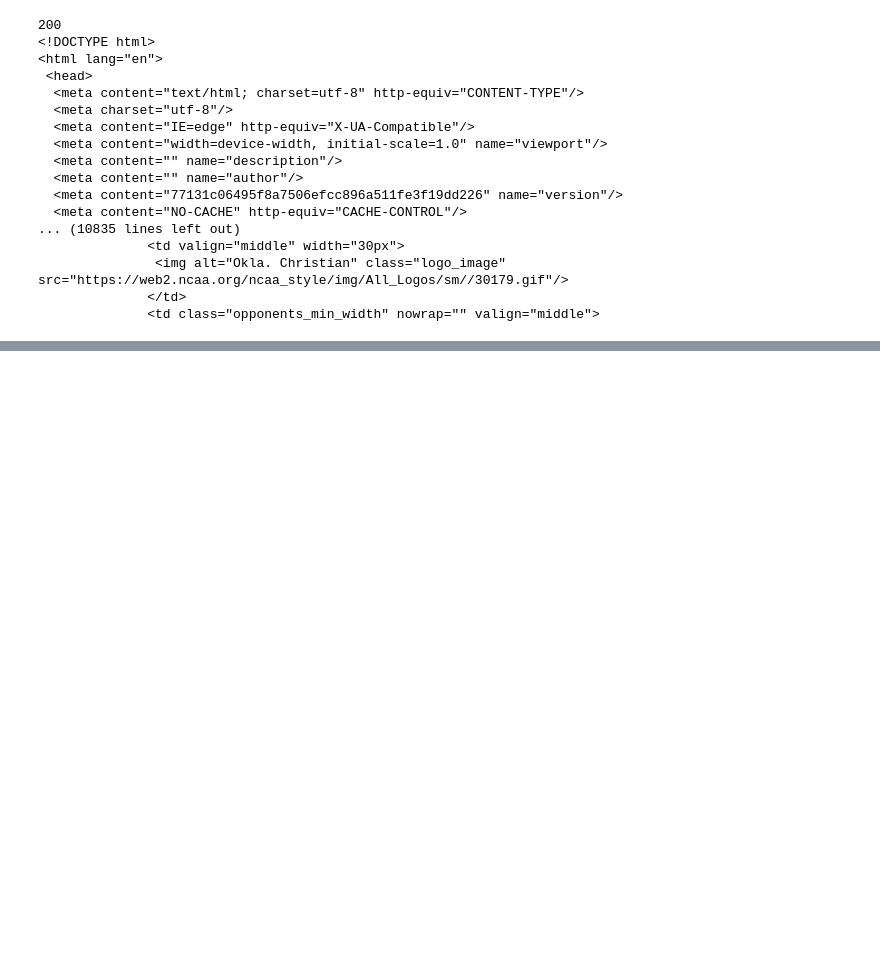
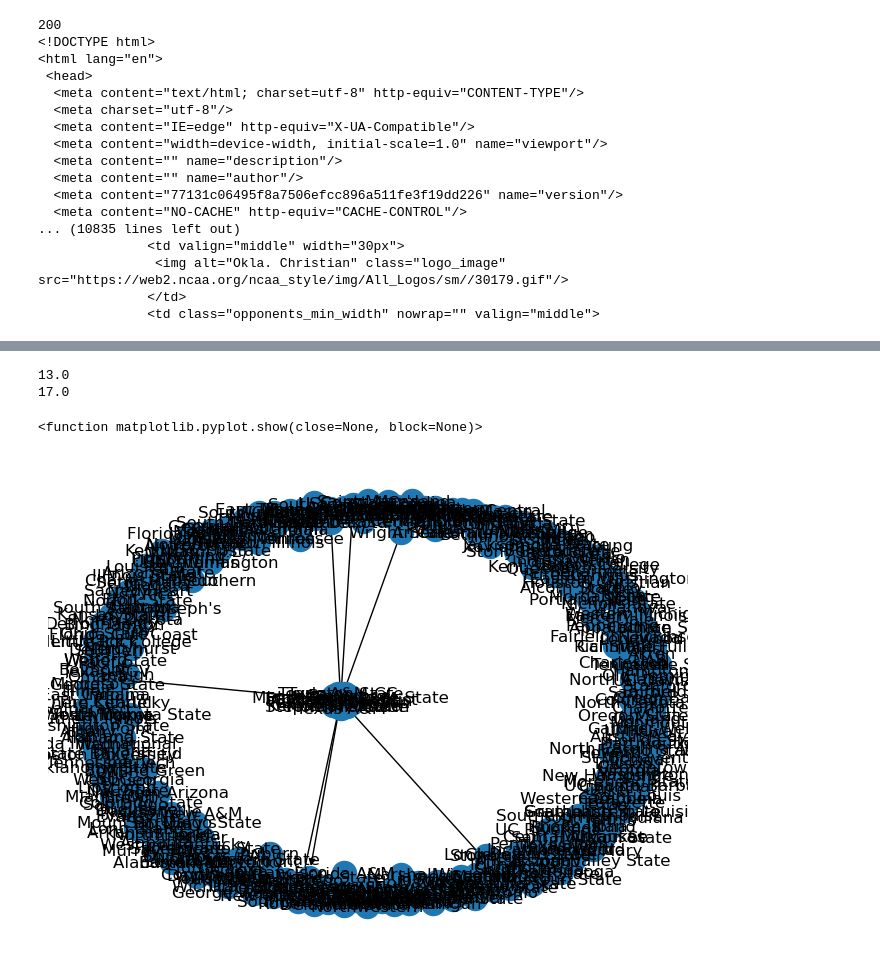
Before and after one commit to JayGode/Math-168-Final-Project, a Jupyter notebook: WebScrapeTrialMath168.ipynb, the cells around one changed output, grey strips where cells are left out. Drawn from its saved outputs; the diff is of its cells as text; code cells hidden in the pictures; blank space fills up the shorter version.

```diff
--- a/WebScrapeTrialMath168.ipynb
+++ b/WebScrapeTrialMath168.ipynb
@@ -55,0 +55,9 @@ Name: 0, Length: 365, dtype: object
+# %%
+import numpy as np
+
+cbb_adjacency = pd.read_csv("NCAAD1BBall_Programs_Adjacency.csv")
+cbb_adjacency.set_index("Unnamed: 0", inplace = True)
+cbb_adjacency.index.name = "Team Name"
+diagonal = np.diag_indices(len(cbb_adjacency))
+cbb_adjacency.iloc[diagonal] = np.zeros(len(cbb_adjacency))
+cbb_adjacency
@@ -55,0 +79,40 @@ Name: 0, Length: 365, dtype: object
+# %%
+cbb_adjacency.loc["Texas A&M-CC", "Abilene Christian"] = 1
+cbb_adjacency.loc["Middle Tennessee State", "Abilene Christian"] = 1
+cbb_adjacency.loc["Abilene Christian", "Texas State"] = 1
+cbb_adjacency.loc["Kennesaw State", "Abilene Christian"] = 1
+cbb_adjacency.loc["Abilene Christian", "Southern Mississippi"] = 1
+cbb_adjacency.loc["Montana State", "Abilene Christian"] = 1
+cbb_adjacency.loc["Abilene Christian", "Omaha"] = 1
+cbb_adjacency.loc["Abilene Christian", "New Mexico State"] = 1
+cbb_adjacency.loc["Baylor", "Abilene Christian"] = 1
+cbb_adjacency.loc["East Texas A&M", "Abilene Christian"] = 1
+cbb_adjacency.loc["Abilene Christian", "Texas Southern"] = 1
+cbb_adjacency.loc["Texas A&M", "Abilene Christian"] = 1
+cbb_adjacency.loc["Stephen F. Austin", "Abilene Christian"] = 1
+cbb_adjacency.loc["Utah Valley", "Abilene Christian"] = 2
+cbb_adjacency.loc["Seattle", "Abilene Christian"] = 2
+cbb_adjacency.loc["Grand Canyon", "Abilene Christian"] = 1
+cbb_adjacency.loc["California Baptist", "Abilene Christian"] = 2
+cbb_adjacency.loc["Abilene Christian", "Tarleton State"] = 1
+cbb_adjacency.loc["Texas-Arlington", "Abilene Christian"] = 1
+cbb_adjacency.loc["Abilene Christian", "Utah Tech"] = 2
+cbb_adjacency.loc["Abilene Christian", "Southern Utah"] = 2
+cbb_adjacency.loc["Abilene Christian", "Seattle"] = 1
+cbb_adjacency.loc["Tarleton State", "Abilene Christian"] = 1
+cbb_adjacency.loc["Abilene Christian", "Texas-Arlington"] = 1
+cbb_adjacency.loc["Abilene Christian", "Grand Canyon"] = 1
+
+print(sum(cbb_adjacency.loc["Abilene Christian"])) #in degree = 13, 13 wins against D1 teams
+print(sum(cbb_adjacency["Abilene Christian"])) #out degree = 17, 17 losses against D1 teams
+# %% [output]
+13.0
+17.0
+# %%
+cbb_adj_test = nx.from_pandas_adjacency(cbb_adjacency, create_using = nx.DiGraph)
+
+nx.draw(cbb_adj_test, with_labels = True)
+plt.show
+# %% [output]
+<function matplotlib.pyplot.show(close=None, block=None)>
+[figure, added]
```
Also changed, not shown: parts of 3 cells of this notebook.
